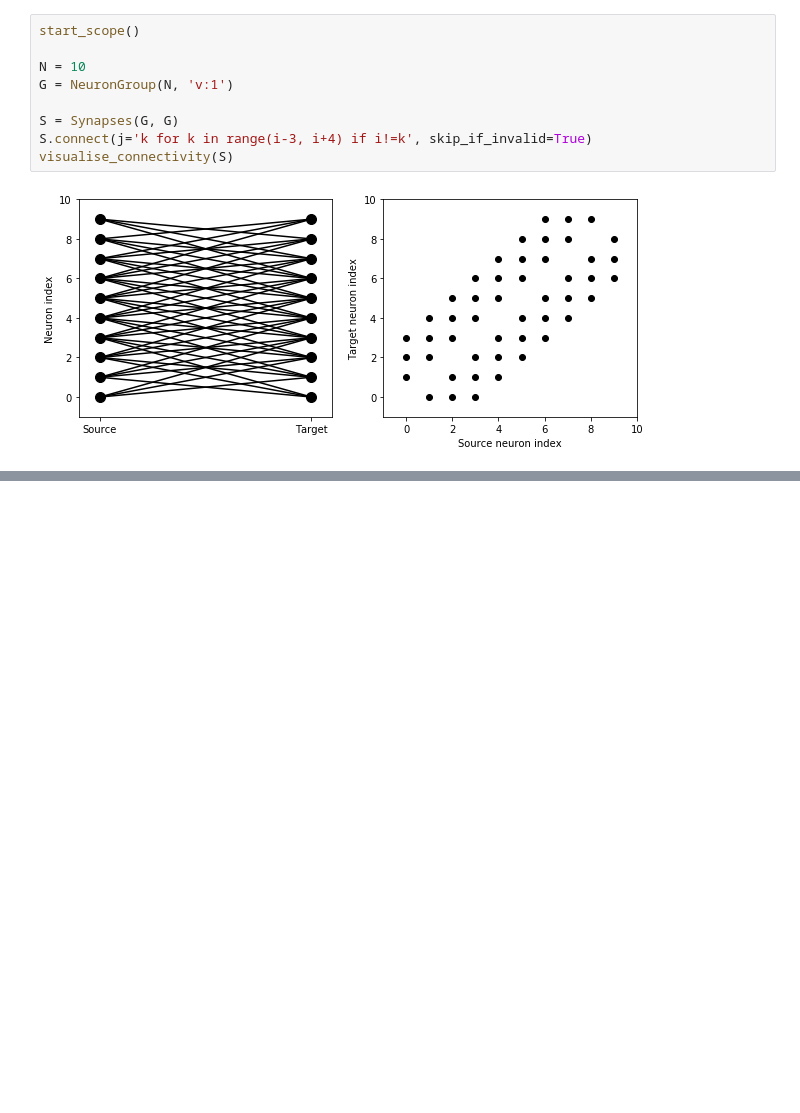
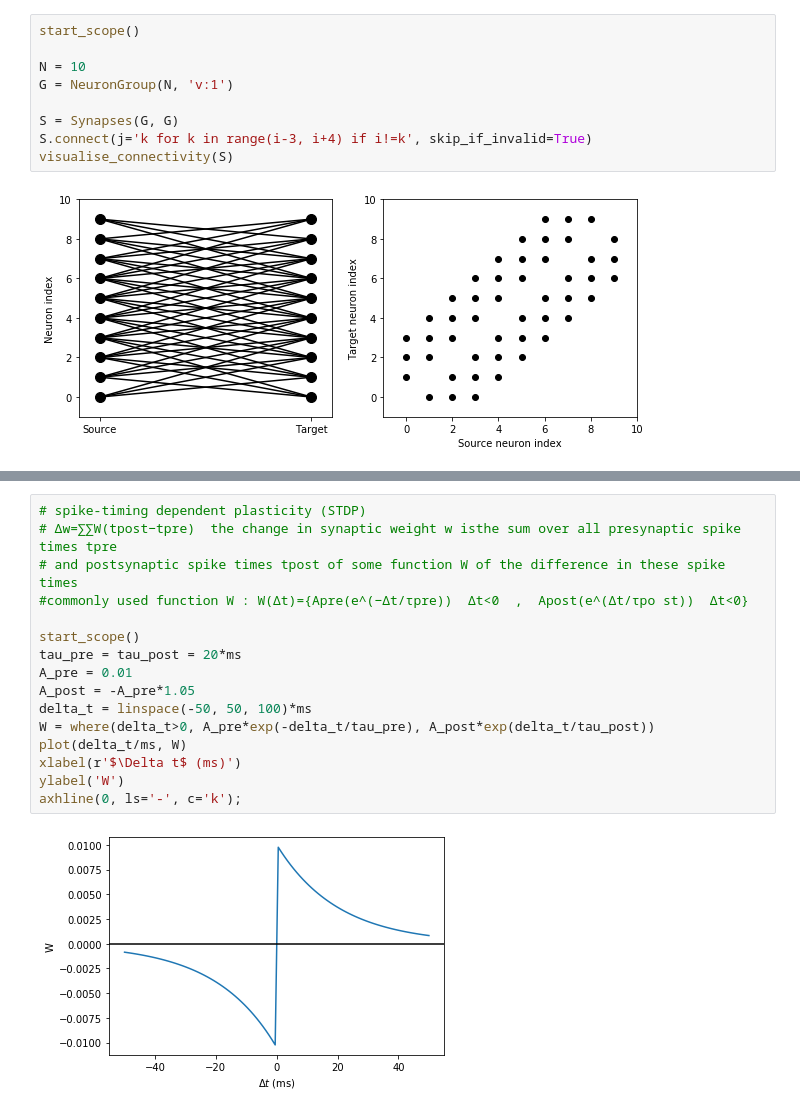
Before and after one commit to Elahe-hmh/BRIAN, a Jupyter notebook: Synapses.ipynb, the cells around one changed output, grey strips where cells are left out. Saved outputs shown, nothing was run; the diff lists cells and outputs as text; blank space fills up the shorter version.

```diff
--- a/Synapses.ipynb
+++ b/Synapses.ipynb
@@ -185,0 +204,18 @@ visualise_connectivity(S)
+# %%
+# spike-timing dependent plasticity (STDP)
+# Δw=∑∑W(tpost−tpre)  the change in synaptic weight w isthe sum over all presynaptic spike times tpre
+# and postsynaptic spike times tpost of some function W of the difference in these spike times
+#commonly used function W : W(Δt)={Apre(e^(−Δt/τpre))  Δt<0  ,  Apost(e^(Δt/τpo st))  Δt<0}
+
+start_scope()
+tau_pre = tau_post = 20*ms
+A_pre = 0.01
+A_post = -A_pre*1.05
+delta_t = linspace(-50, 50, 100)*ms
+W = where(delta_t>0, A_pre*exp(-delta_t/tau_pre), A_post*exp(delta_t/tau_post))
+plot(delta_t/ms, W)
+xlabel(r'$\Delta t$ (ms)')
+ylabel('W')
+axhline(0, ls='-', c='k');
+# %% [output]
+[figure, added]
```
Also changed, not shown: parts of 8 cells of this notebook.
